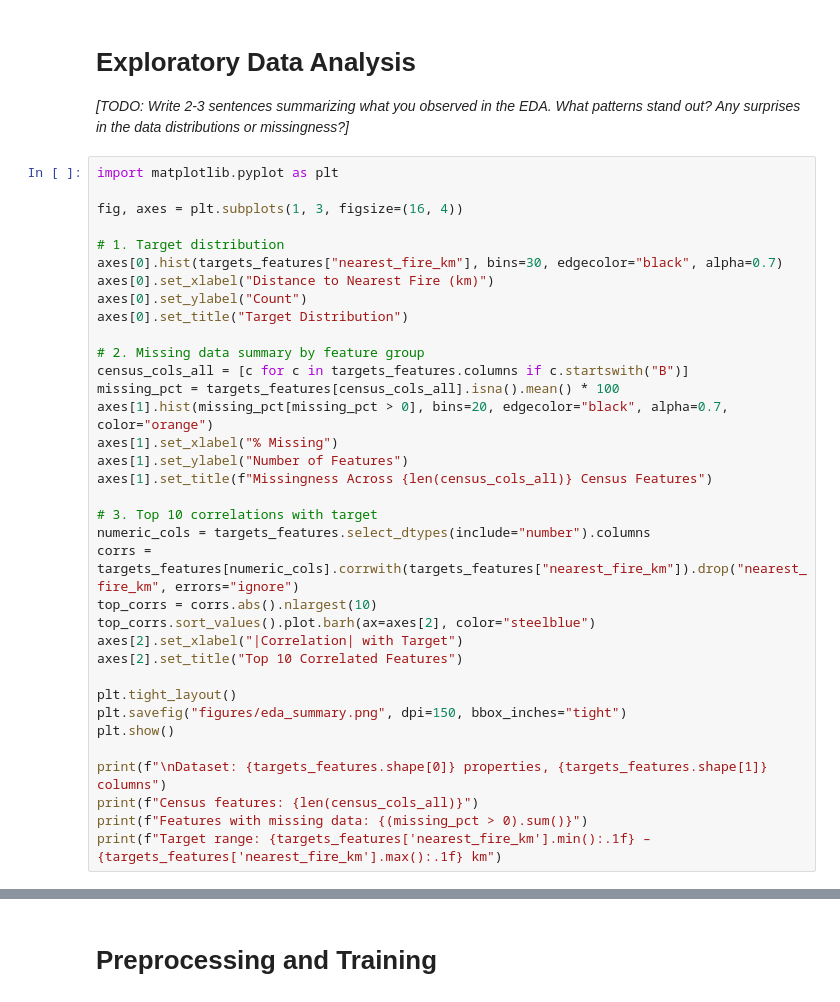
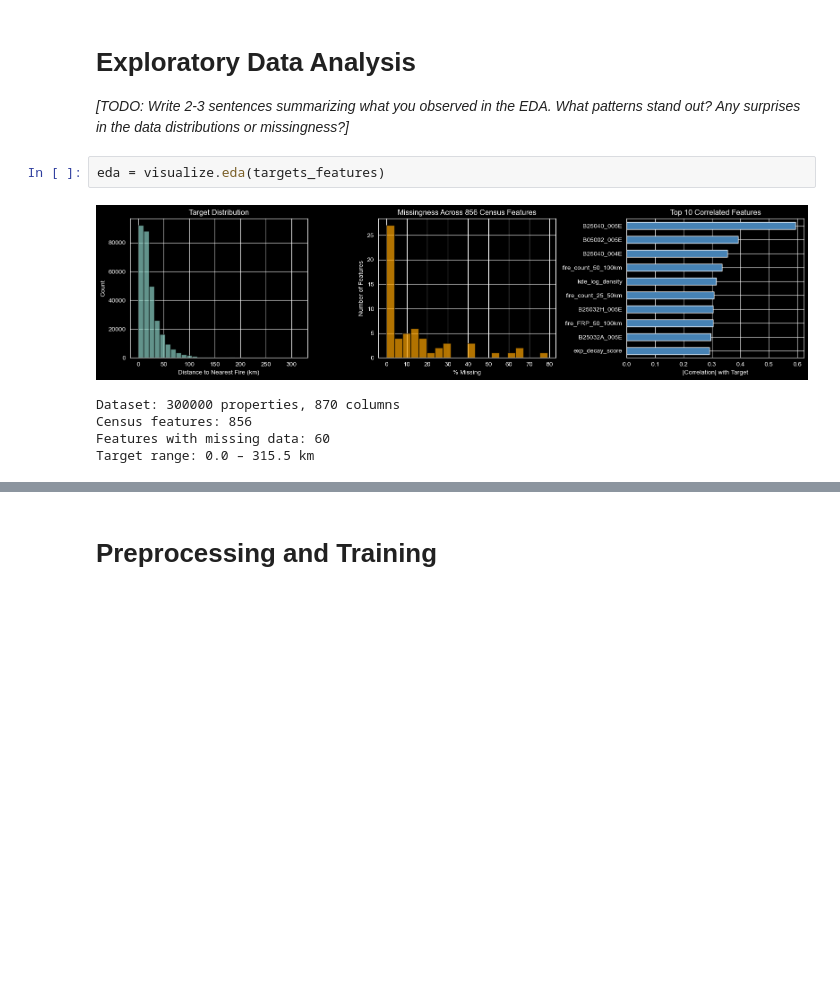
Before and after one commit to BaconBaconBacon/Data-Science-Portfolio, a Jupyter notebook: Python/Machine Learning/ML Property Wildfire Risk/fire_risk_ML.ipynb, the cells around one changed output, grey strips where cells are left out. Saved outputs shown, nothing was run; the diff lists cells and outputs as text; blank space fills up the shorter version.

Commit message:
Moved/tidied some visualization code Claude put together. Just working on documenting it, writing some of it, and having Claude handle the mundane stuff.

```diff
--- a/Python/Machine Learning/ML Property Wildfire Risk/fire_risk_ML.ipynb
+++ b/Python/Machine Learning/ML Property Wildfire Risk/fire_risk_ML.ipynb
@@ -117,40 +151,13 @@ targets_features.head()
 
 *[TODO: Write 2-3 sentences summarizing what you observed in the EDA. What patterns stand out? Any surprises in the data distributions or missingness?]*
 # %%
-import matplotlib.pyplot as plt
-
-fig, axes = plt.subplots(1, 3, figsize=(16, 4))
-
-# 1. Target distribution
-axes[0].hist(targets_features["nearest_fire_km"], bins=30, edgecolor="black", alpha=0.7)
-axes[0].set_xlabel("Distance to Nearest Fire (km)")
-axes[0].set_ylabel("Count")
-axes[0].set_title("Target Distribution")
-
-# 2. Missing data summary by feature group
-census_cols_all = [c for c in targets_features.columns if c.startswith("B")]
-missing_pct = targets_features[census_cols_all].isna().mean() * 100
-axes[1].hist(missing_pct[missing_pct > 0], bins=20, edgecolor="black", alpha=0.7, color="orange")
-axes[1].set_xlabel("% Missing")
-axes[1].set_ylabel("Number of Features")
-axes[1].set_title(f"Missingness Across {len(census_cols_all)} Census Features")
-
-# 3. Top 10 correlations with target
-numeric_cols = targets_features.select_dtypes(include="number").columns
-corrs = targets_features[numeric_cols].corrwith(targets_features["nearest_fire_km"]).drop("nearest_fire_km", errors="ignore")
-top_corrs = corrs.abs().nlargest(10)
-top_corrs.sort_values().plot.barh(ax=axes[2], color="steelblue")
-axes[2].set_xlabel("|Correlation| with Target")
-axes[2].set_title("Top 10 Correlated Features")
-
-plt.tight_layout()
-plt.savefig("figures/eda_summary.png", dpi=150, bbox_inches="tight")
-plt.show()
-
-print(f"\nDataset: {targets_features.shape[0]} properties, {targets_features.shape[1]} columns")
-print(f"Census features: {len(census_cols_all)}")
-print(f"Features with missing data: {(missing_pct > 0).sum()}")
-print(f"Target range: {targets_features['nearest_fire_km'].min():.1f} – {targets_features['nearest_fire_km'].max():.1f} km")
+eda = visualize.eda(targets_features)
+# %% [output]
+[figure, added]
+Dataset: 300000 properties, 870 columns
+Census features: 856
+Features with missing data: 60
+Target range: 0.0 – 315.5 km
 # %% [markdown]
 # Machine Learning Considerations
 
```
Also changed, not shown: parts of 16 cells of this notebook, 4 other files.
